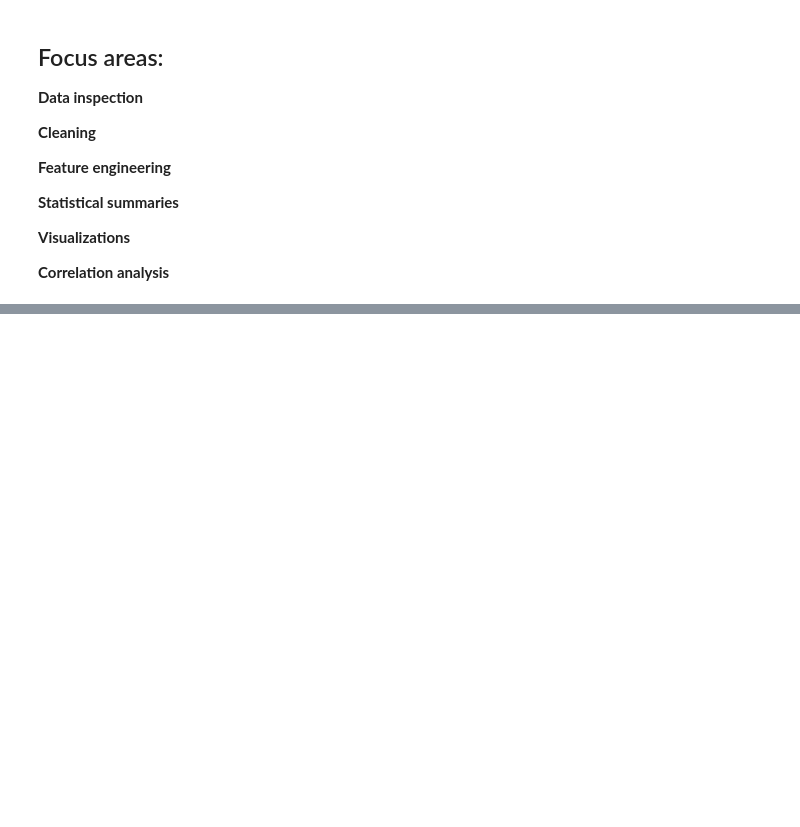
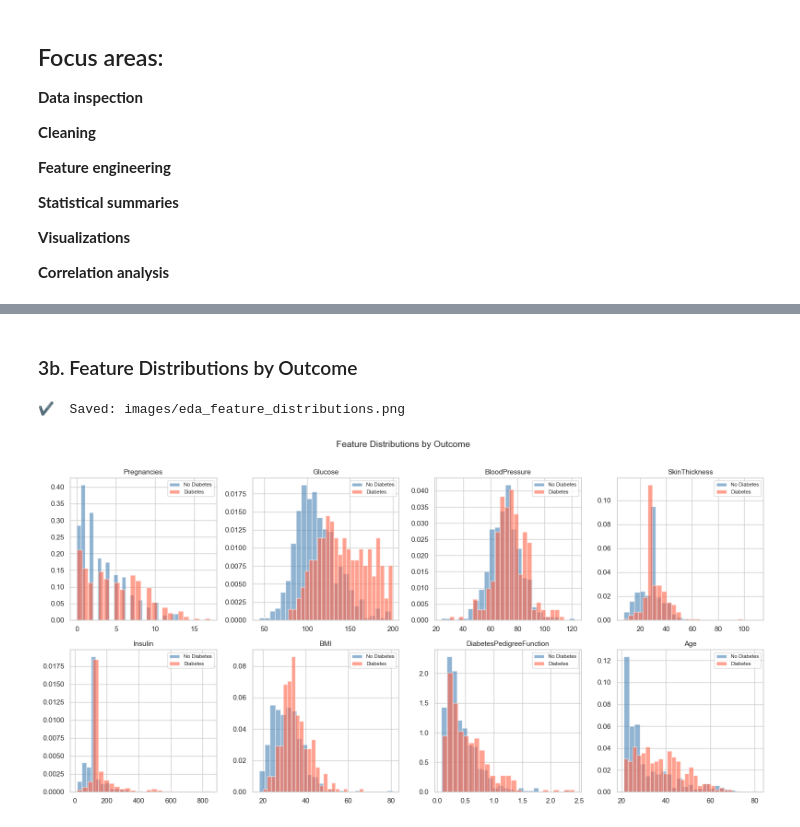
Before and after one commit to kapilsharma2411/CapstoneProject, a Jupyter notebook: Capstone-Project.ipynb, the cells around one changed output, grey strips where cells are left out. Cells and saved outputs as stored; diff of their text form; code cells hidden in the pictures; blank space fills up the shorter version.

```diff
--- a/Capstone-Project.ipynb
+++ b/Capstone-Project.ipynb
@@ -386,0 +203,23 @@ Confusion Matrix:
+# %% [markdown]
+### 3b. Feature Distributions by Outcome
+# %%
+NUMERIC_FEATURES = ["Pregnancies", "Glucose", "BloodPressure", "SkinThickness",
+                    "Insulin", "BMI", "DiabetesPedigreeFunction", "Age"]
+
+fig, axes = plt.subplots(2, 4, figsize=(16, 8))
+axes = axes.flatten()
+for i, col in enumerate(NUMERIC_FEATURES):
+    for outcome, label, color in [(0, "No Diabetes", "steelblue"),
+                                  (1, "Diabetes",    "tomato")]:
+        axes[i].hist(df[df["Outcome"] == outcome][col], bins=25, alpha=0.6,
+                     label=label, color=color, density=True)
+    axes[i].set_title(col, fontsize=11)
+    axes[i].legend(fontsize=8)
+fig.suptitle("Feature Distributions by Outcome", fontsize=14, y=1.01)
+plt.tight_layout()
+plt.savefig(os.path.join(IMG_DIR, "eda_feature_distributions.png"), dpi=120, bbox_inches="tight")
+print("✔  Saved: images/eda_feature_distributions.png")
+plt.show()
+# %% [output]
+✔  Saved: images/eda_feature_distributions.png
+[figure, added]
```
Also changed, not shown: parts of 74 cells of this notebook, 11 other files.
